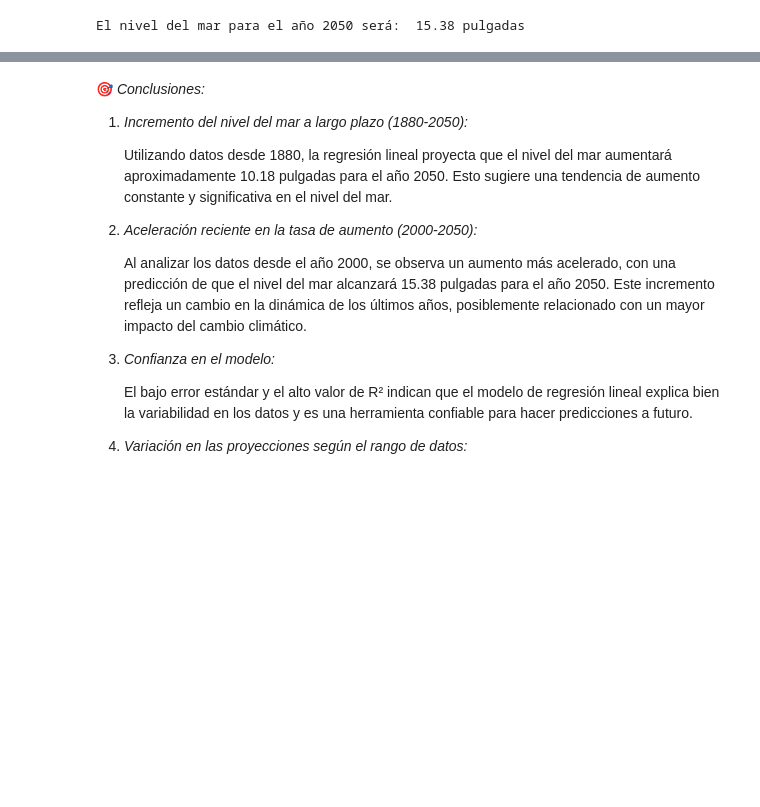
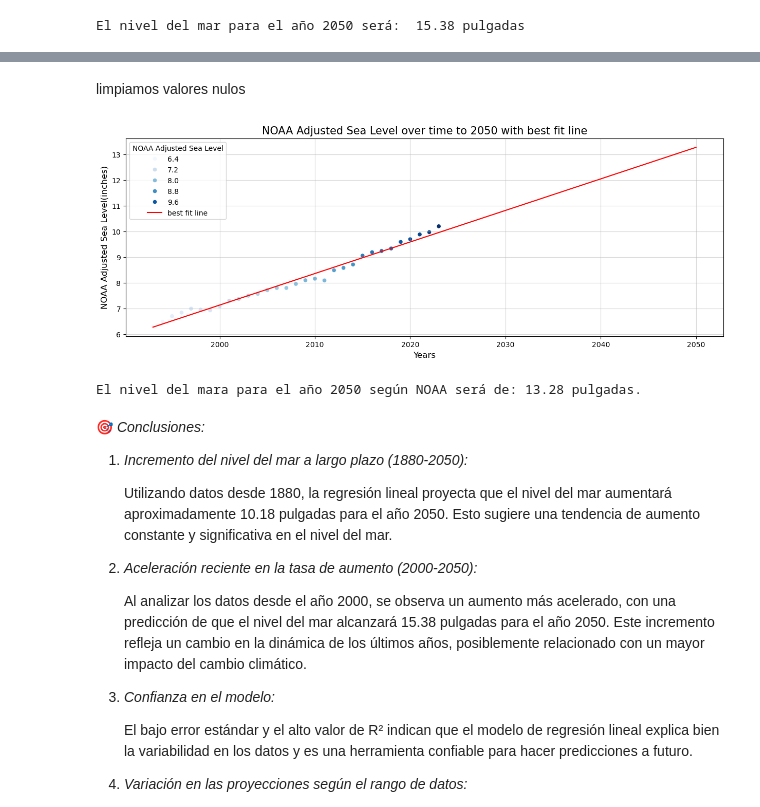
Before and after one commit to WLozanoH/projects_freecodecamp, a Jupyter notebook: projects/proyección_del_nivel_del_mar.ipynb, the cells around one changed output, grey strips where cells are left out. Saved outputs shown, nothing was run; the diff lists cells and outputs as text; code cells hidden in the pictures; blank space fills up the shorter version.

Commit message:
Proyección del Nivel del Mar para el año 2050

```diff
--- a/projects/proyección_del_nivel_del_mar.ipynb
+++ b/projects/proyección_del_nivel_del_mar.ipynb
@@ -185,0 +188,3 @@ El nivel del mar para el año 2050 será:  15.38 pulgadas
+# %%
+df_NOAA = pd.read_csv('epa-sea-level-NOAA.csv')
+df_NOAA.head()
@@ -186,3 +198,42 @@ El nivel del mar para el año 2050 será:  15.38 pulgadas
+# %% [markdown]
+limpiamos valores nulos
+# %%
+df_NOAA.dropna(inplace=True, subset='NOAA Adjusted Sea Level')
+# %%
+#graficando un scatter plot
+plt.figure(figsize=(15,5))
+sns.scatterplot(x='Year', y='NOAA Adjusted Sea Level', data=df_NOAA, hue='NOAA Adjusted Sea Level', palette='Blues')
+
+#calculamos la mejor linea de ajuste
+slope, intercept, r_value, p_value, std_error = linregress(df_NOAA['Year'],df_NOAA['NOAA Adjusted Sea Level'])
+
+#calculamos los valores para la  linea de ajuste
+years_extended = np.arange(1993, 2051)
+sea_level_predicted = intercept + slope * years_extended
+
+#graficamos la linea de mejor ajuste
+plt.plot(years_extended, sea_level_predicted, color = 'red',  label = 'best fit line')
+
+plt.title('NOAA Adjusted Sea Level over time to 2050 with best fit line', fontsize = 15)
+plt.xlabel('Years', fontsize = 12)
+plt.ylabel('NOAA Adjusted Sea Level(inches)', fontsize = 12)
+
+#Diseño y gráfico
+plt.legend(title ='NOAA Adjusted Sea Level', fontsize = 10)
+plt.grid(True, alpha = 0.5)
+plt.show()
+
+
+#Nivel del mar proyectado para 2050 según NOAA
+sea_level_2050 = intercept + slope *2050
+sea_level_2050 = round(sea_level_2050,2)
+
+print(f'El nivel del mara para el año 2050 según NOAA será de: {sea_level_2050} pulgadas.')
+
+plt.show()
+# %% [output]
+[figure, added]
+El nivel del mara para el año 2050 según NOAA será de: 13.28 pulgadas.
 # %% [markdown]
 🎯 *Conclusiones:*
 
```
Also changed, not shown: parts of 4 cells of this notebook.
